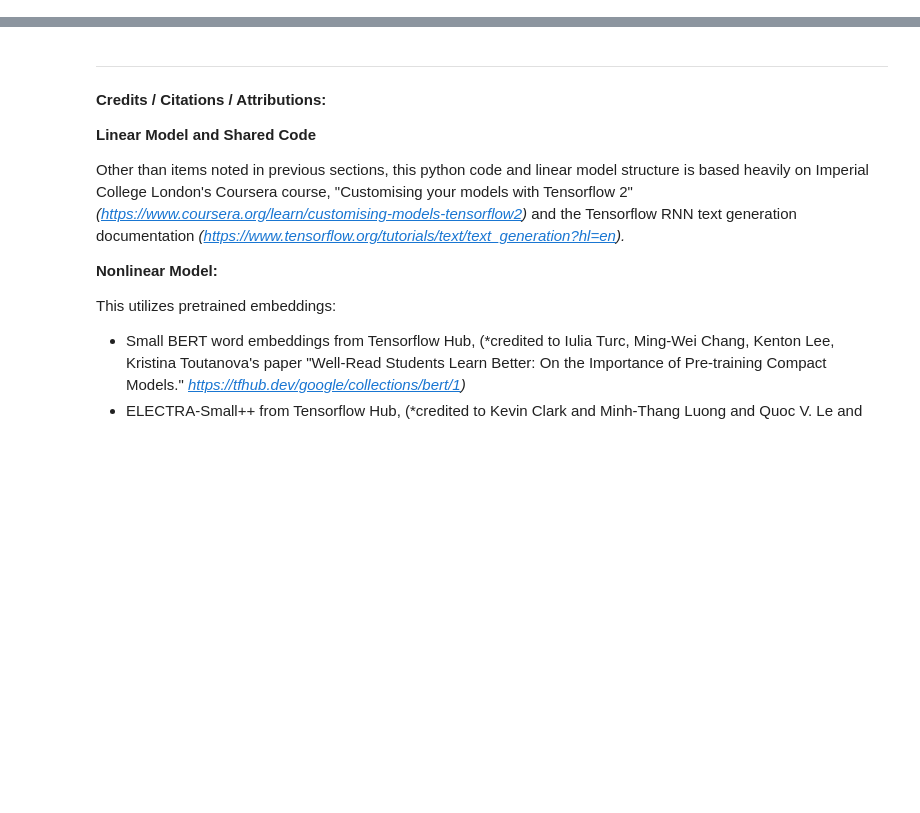
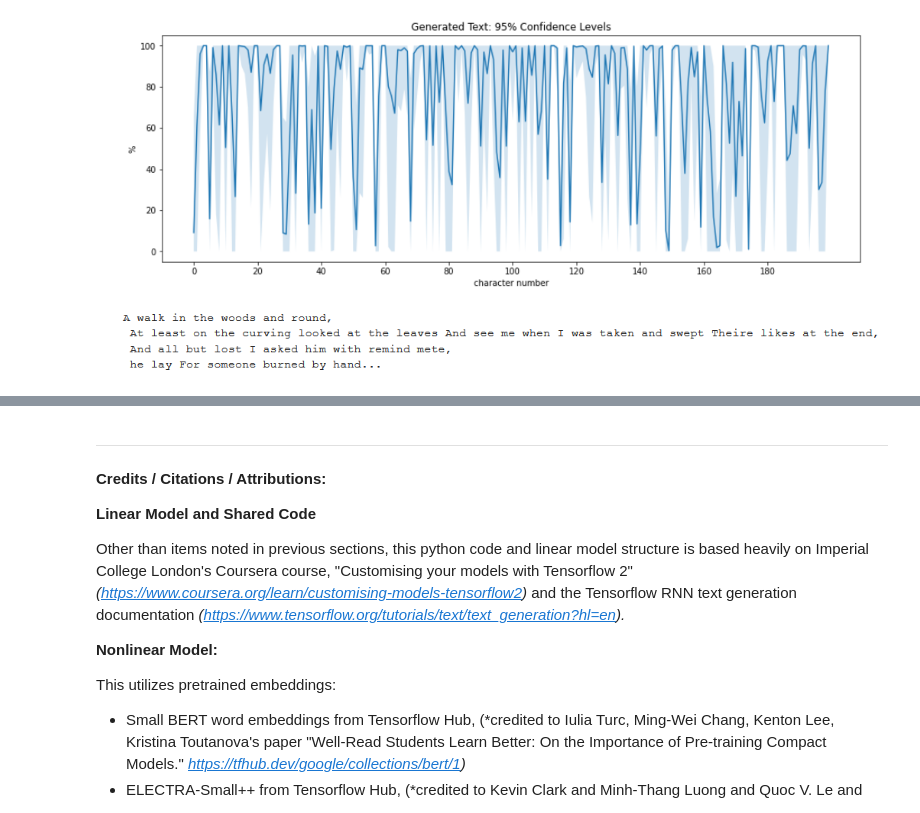
Before and after one commit to mvenouziou/Capstone-Project-Text-Generation, a Jupyter notebook: Mo_nonlinear_text_gen.ipynb, the cells around one changed output, grey strips where cells are left out. Cells and saved outputs as stored; diff of their text form; code cells hidden in the pictures; blank space fills up the shorter version.

```diff
--- a/Mo_nonlinear_text_gen.ipynb
+++ b/Mo_nonlinear_text_gen.ipynb
@@ -1,2 +1,8 @@
 # %% [markdown]
 <a href="https://colab.research.google.com/github/mvenouziou/Project-Text-Generation/blob/main/Mo_nonlinear_text_gen.ipynb" target="_parent"><img src="https://colab.research.google.com/assets/colab-badge.svg" alt="Open In Colab"/></a>
+# %%
+# sample outputs from probabalistc model
+from PIL import Image
+Image.open('/content/gdrive/MyDrive/Colab_Notebooks/models/text_generation/sample_text_with_conf_plot.PNG')
+# %% [output]
+[figure, added]
```
Also changed, not shown: parts of 5 cells of this notebook.
